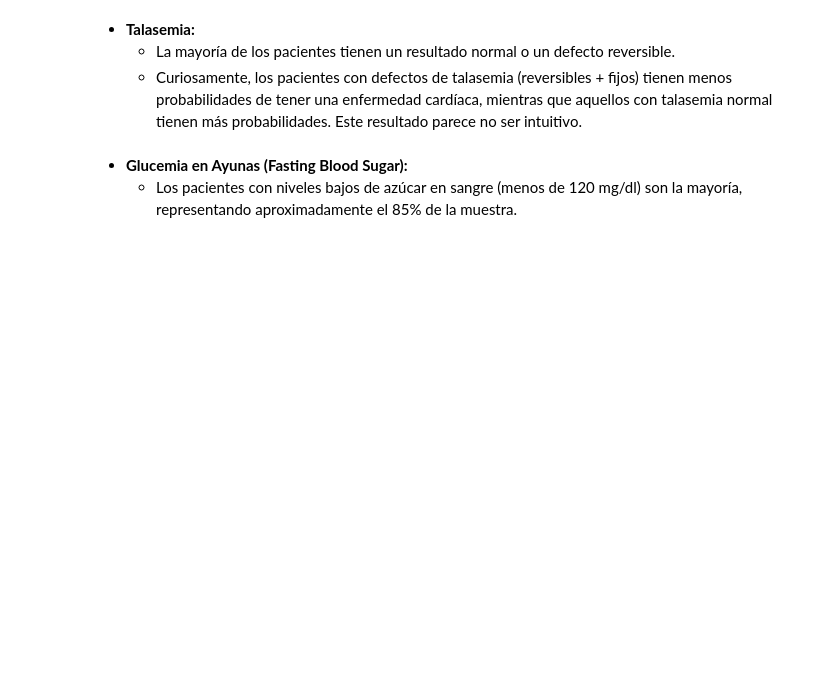
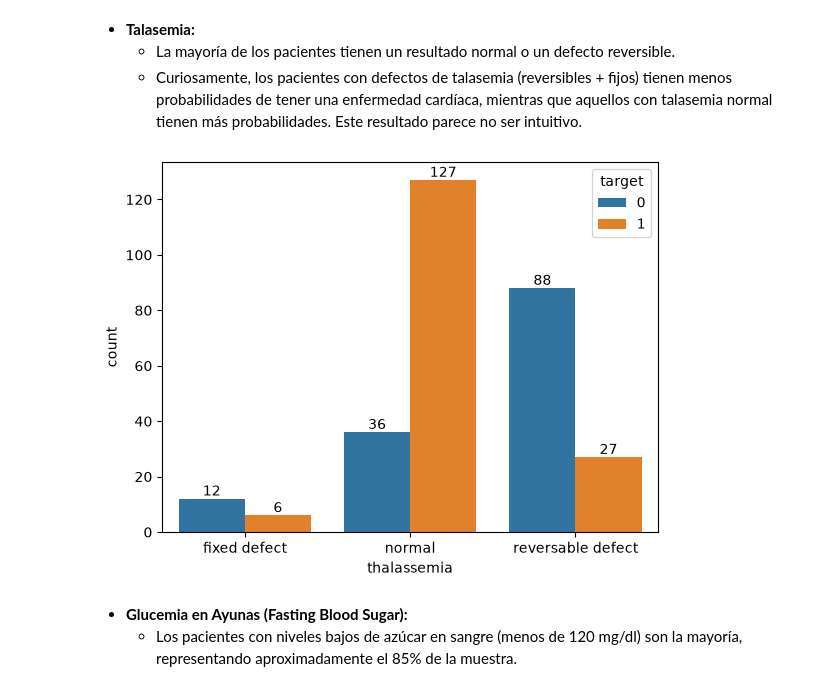
Before and after one commit to aljoca4/taller-1-ia-salud-ajc, a Jupyter notebook: taller_1_ia_salud.ipynb, the cells around one changed output. Cells and saved outputs as stored; diff of their text form; code cells hidden in the pictures; blank space fills up the shorter version.

```diff
--- a/taller_1_ia_salud.ipynb
+++ b/taller_1_ia_salud.ipynb
@@ -53,28 +116,2 @@ data.info()
 # %% [markdown]
 ## conversion de datos numericos a categoricos
-# %%
-data['sex'][data['sex'] == 0] = 'female'
-data['sex'][data['sex'] == 1] = 'male'
-
-data['chest_pain_type'][data['chest_pain_type'] == 0] = 'typical angina'
-data['chest_pain_type'][data['chest_pain_type'] == 1] = 'atypical angina'
-data['chest_pain_type'][data['chest_pain_type'] == 2] = 'non-anginal pain'
-data['chest_pain_type'][data['chest_pain_type'] == 3] = 'asymptomatic'
-
-data['fasting_blood_sugar'][data['fasting_blood_sugar'] == 0] = 'lower than 120mg/ml'
-data['fasting_blood_sugar'][data['fasting_blood_sugar'] == 1] = 'greater than 120mg/ml'
-
-data['resting_electrocardiogram'][data['resting_electrocardiogram'] == 0] = 'normal'
-data['resting_electrocardiogram'][data['resting_electrocardiogram'] == 1] = 'ST-T wave abnormality'
-data['resting_electrocardiogram'][data['resting_electrocardiogram'] == 2] = 'left ventricular hypertrophy'
-
-data['exercise_induced_angina'][data['exercise_induced_angina'] == 0] = 'no'
-data['exercise_induced_angina'][data['exercise_induced_angina'] == 1] = 'yes'
-
-data['st_slope'][data['st_slope'] == 0] = 'upsloping'
-data['st_slope'][data['st_slope'] == 1] = 'flat'
-data['st_slope'][data['st_slope'] == 2] = 'downsloping'
-
-data['thalassemia'][data['thalassemia'] == 1] = 'fixed defect'
-data['thalassemia'][data['thalassemia'] == 2] = 'normal'
-data['thalassemia'][data['thalassemia'] == 3] = 'reversable defect'
@@ -181,7 +304,12 @@ plt.show()
     * La mayoría de los pacientes tienen un resultado normal o un defecto reversible.
     * Curiosamente, los pacientes con defectos de talasemia (reversibles + fijos) tienen menos probabilidades de tener una enfermedad cardíaca, mientras que aquellos con talasemia normal tienen más probabilidades. Este resultado parece no ser intuitivo.
 # %%
-#Insentar codigo
+ax = sns.countplot(x = 'thalassemia', data = data, hue = 'target')
+for container in ax.containers:
+    ax.bar_label(container)
+plt.show()
+# %% [output]
+[figure, added]
 # %% [markdown]
 * **Glucemia en Ayunas (Fasting Blood Sugar):**
     * Los pacientes con niveles bajos de azúcar en sangre (menos de 120 mg/dl) son la mayoría, representando aproximadamente el 85% de la muestra.
```
Also changed, not shown: parts of 23 cells of this notebook, 4 other files.
